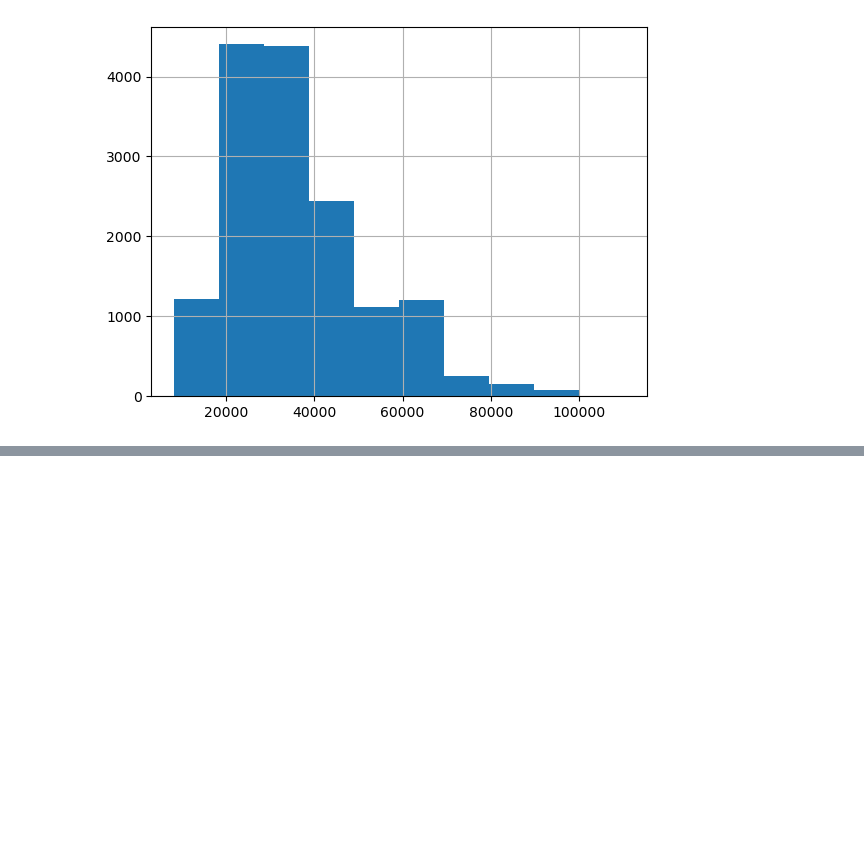
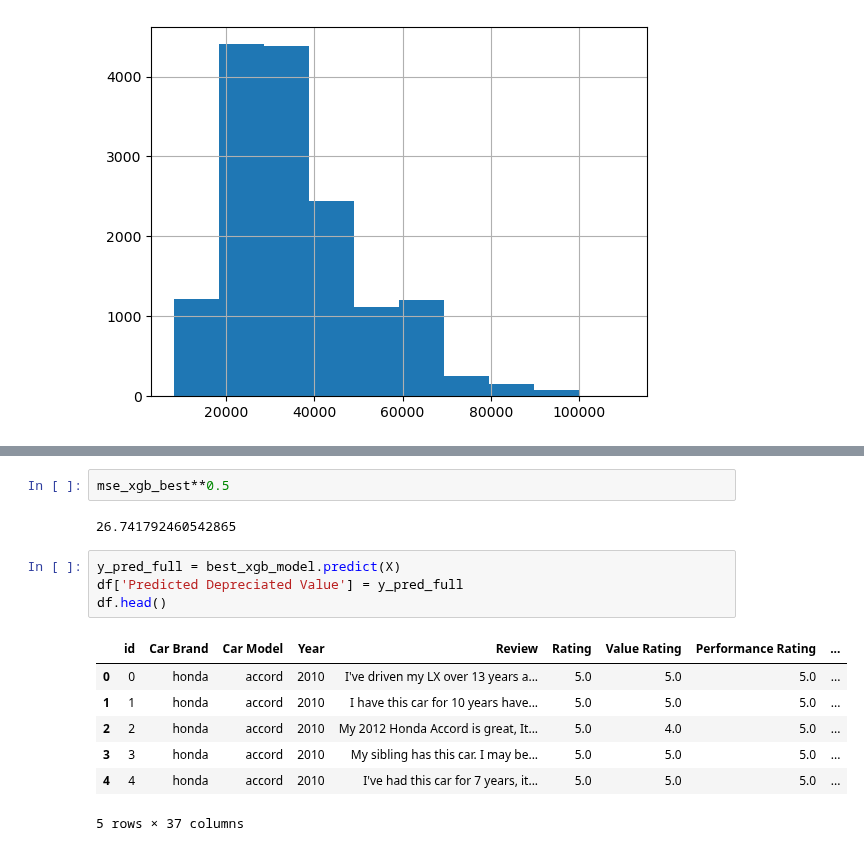
Before and after one commit to ethanrwong/Marketing-Analytics-Group-Project, a Jupyter notebook: Adding Sentiment Scores.ipynb, the cells around one changed output, grey strips where cells are left out. Saved outputs shown, nothing was run; the diff lists cells and outputs as text; blank space fills up the shorter version.

```diff
--- a/Adding Sentiment Scores.ipynb
+++ b/Adding Sentiment Scores.ipynb
@@ -98,0 +181,16 @@ df.to_csv('final_cleaned.csv', in)
+# %%
+mse_xgb_best**0.5
+# %% [output]
+26.741792460542865
+# %%
+y_pred_full = best_xgb_model.predict(X)
+df['Predicted Depreciated Value'] = y_pred_full
+df.head()
+# %% [output]
+|  | id | Car Brand | Car Model | Year | Review | Rating | Value Rating | Performance Rating | ... |
+| 0 | 0 | honda | accord | 2010 | I've driven my LX over 13 years a... | 5.0 | 5.0 | 5.0 | ... |
+| 1 | 1 | honda | accord | 2010 | I have this car for 10 years have... | 5.0 | 5.0 | 5.0 | ... |
+| 2 | 2 | honda | accord | 2010 | My 2012 Honda Accord is great, It... | 5.0 | 4.0 | 5.0 | ... |
+| 3 | 3 | honda | accord | 2010 | My sibling has this car. I may be... | 5.0 | 5.0 | 5.0 | ... |
+| 4 | 4 | honda | accord | 2010 | I've had this car for 7 years, it... | 5.0 | 5.0 | 5.0 | ... |
+5 rows × 37 columns
```
Also changed, not shown: parts of 20 cells of this notebook, 1 other file.
